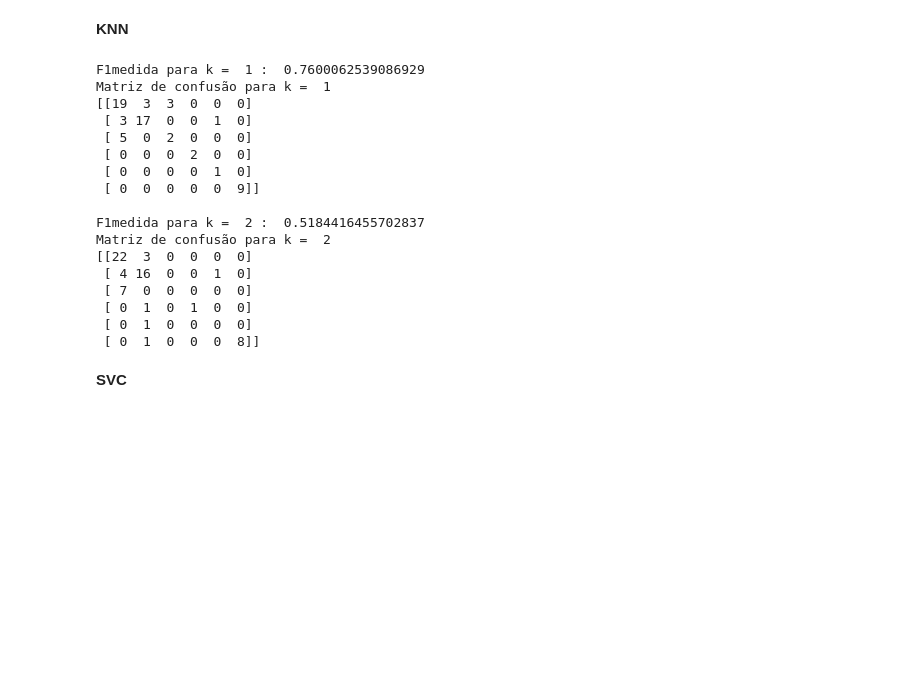
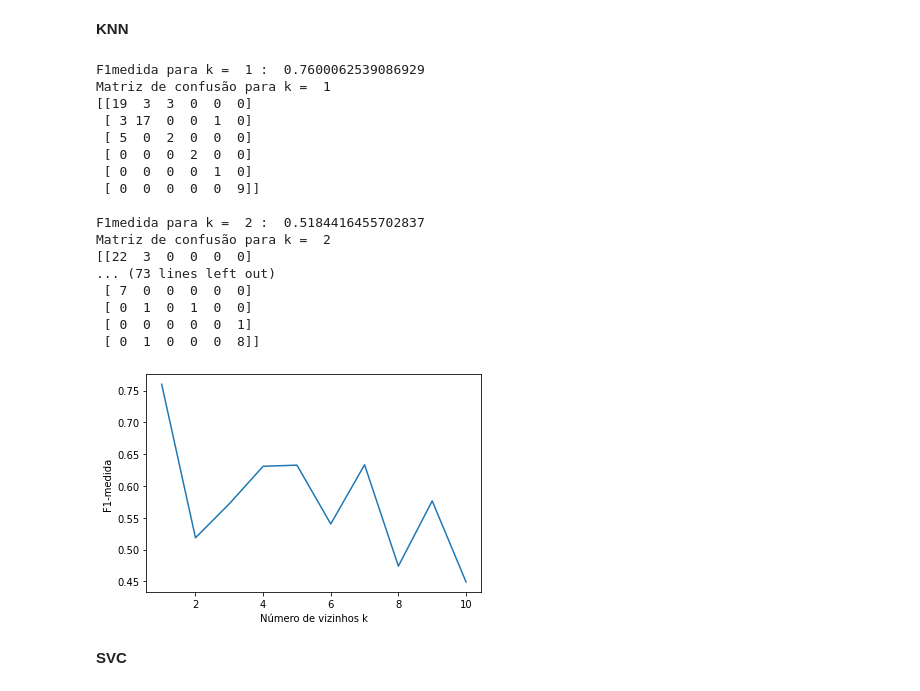
Before and after one commit to marinacer/IA048, a Jupyter notebook: glass.ipynb, the cells around one changed output. Drawn from its saved outputs; the diff is of its cells as text; code cells hidden in the pictures; blank space fills up the shorter version.

```diff
--- a/glass.ipynb
+++ b/glass.ipynb
@@ -80,6 +80,13 @@ Quantidade de amostras por classe: [70 76 17 13  9 29]
 label = preprocessing.LabelEncoder()
 label.fit(y)
 y_label = label.transform(y)
+# %%
+
+
+from sklearn.preprocessing import PowerTransformer
+pt = PowerTransformer(method='box-cox')
+pt.fit(X)
+X_p = pt.transform(X)
 # %%
 from sklearn.model_selection import train_test_split
 
@@ -111,39 +118,40 @@ Matriz de confusão
 # %%
 from sklearn.neighbors import KNeighborsClassifier
 F1medida_knn = []
-nknn = 3
+nknn = 11
 for i in range(1,nknn):
     neigh = KNeighborsClassifier(n_neighbors = i)
     neigh.fit(Xtrain, ytrain)
     y_pred_knn = neigh.predict(Xtest)
 
     F1medida_knn.append(f1_score(ytest, y_pred_knn, average='macro'))
     print('F1medida para k = ',i, ': ', F1medida_knn[i-1])
     print('Matriz de confusão para k = ', i)
     print(sk.confusion_matrix(ytest,y_pred_knn))
     print()
-#plt.plot(range(1,nknn),F1medida_knn)
-#plt.xlabel('Número de vizinhos k');
-#plt.ylabel('F1-medida');
-#pass
+plt.plot(range(1,nknn),F1medida_knn)
+plt.xlabel('Número de vizinhos k');
+plt.ylabel('F1-medida');
+pass
 # %% [output]
 F1medida para k =  1 :  0.7600062539086929
 Matriz de confusão para k =  1
 [[19  3  3  0  0  0]
  [ 3 17  0  0  1  0]
  [ 5  0  2  0  0  0]
  [ 0  0  0  2  0  0]
  [ 0  0  0  0  1  0]
  [ 0  0  0  0  0  9]]
 
 F1medida para k =  2 :  0.5184416455702837
 Matriz de confusão para k =  2
 [[22  3  0  0  0  0]
- [ 4 16  0  0  1  0]
+... (73 lines left out)
  [ 7  0  0  0  0  0]
  [ 0  1  0  1  0  0]
- [ 0  1  0  0  0  0]
+ [ 0  0  0  0  0  1]
  [ 0  1  0  0  0  8]]
+[figure, added]
 # %% [markdown]
 **SVC**
 # %%
```
Also changed, not shown: parts of 2 cells of this notebook.
